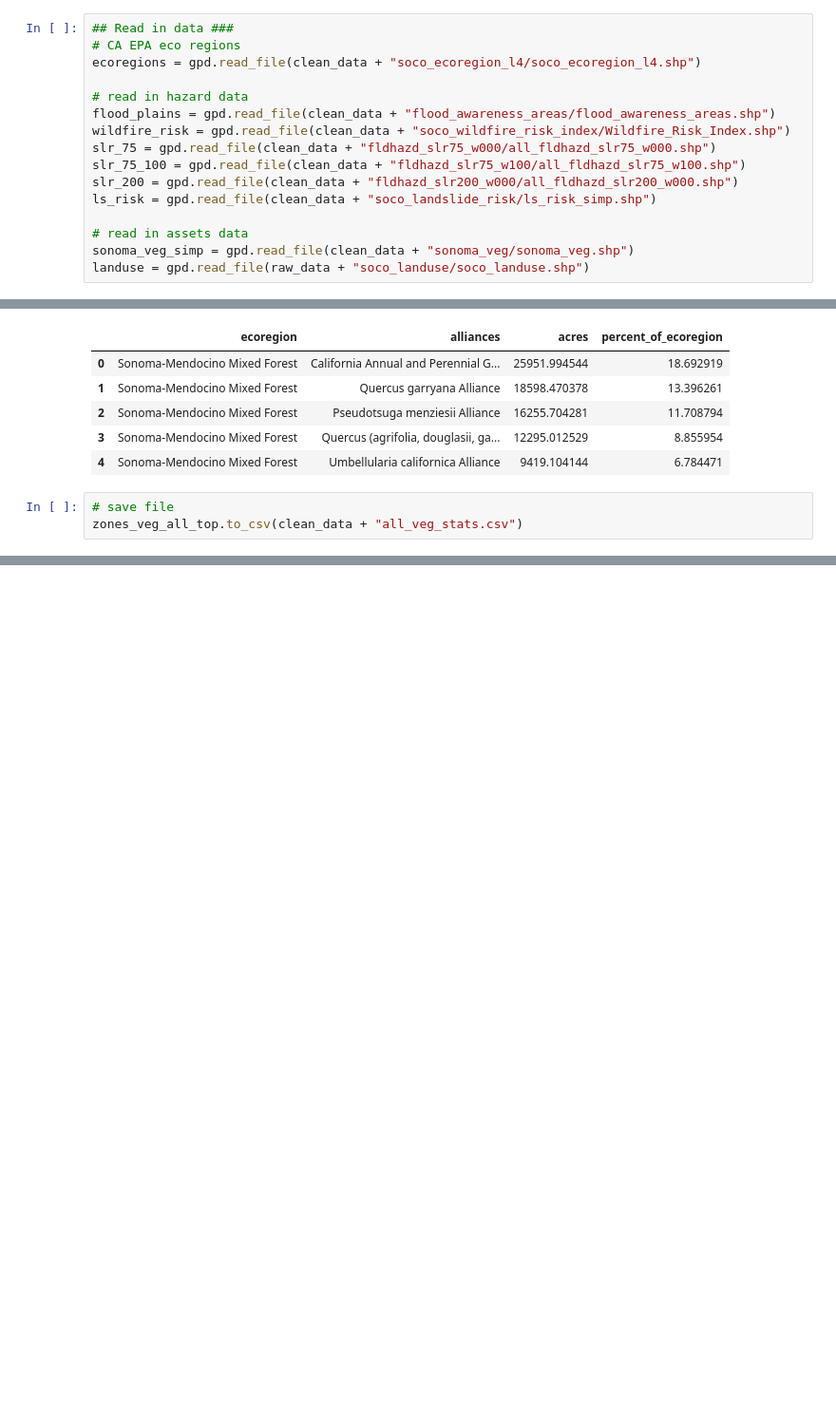
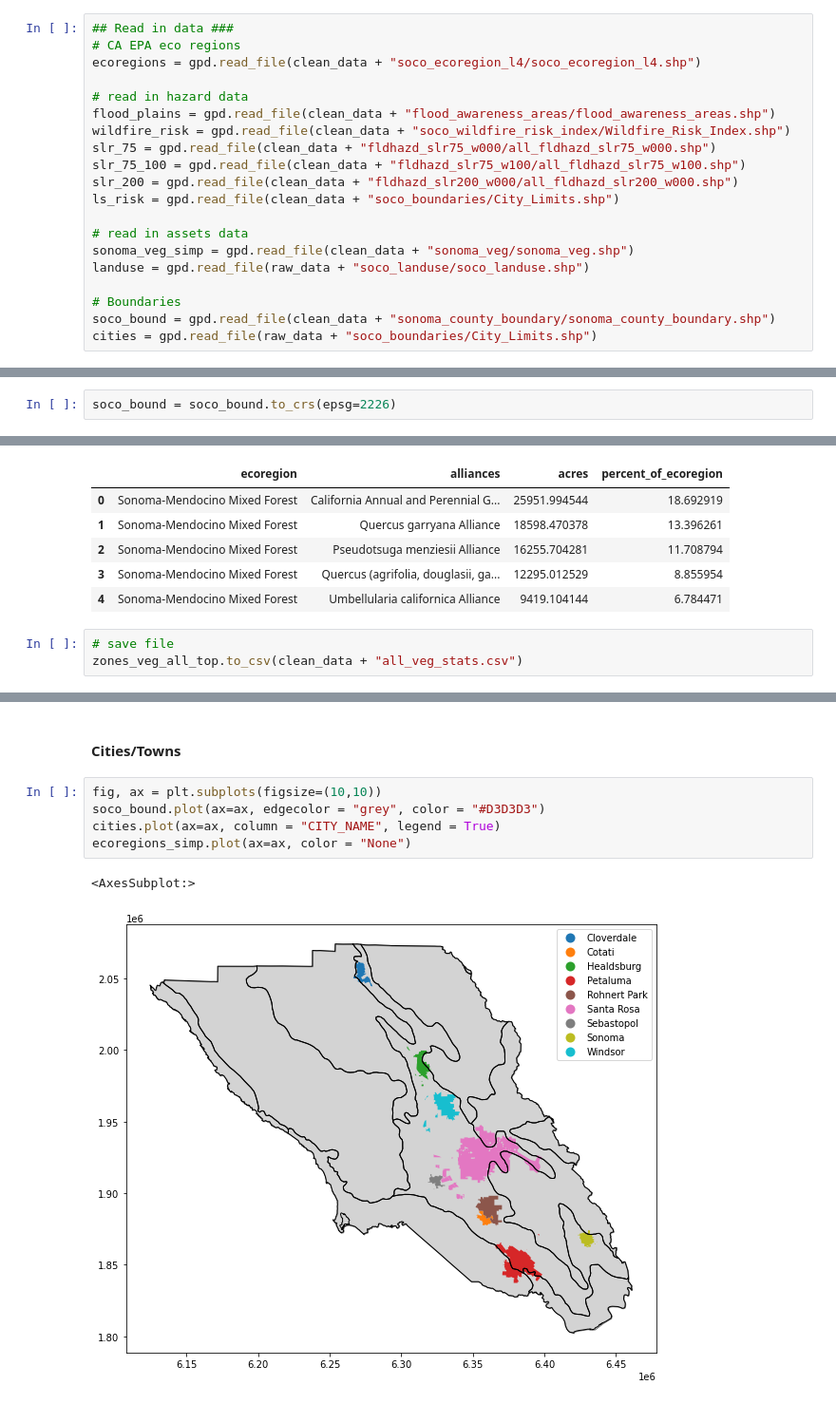
Before and after one commit to acmarley-erg/soco_resilience, a Jupyter notebook: py/zone_stats.ipynb, the cells around one changed output, grey strips where cells are left out. Shown at 95% size. Drawn from its saved outputs; the diff is of its cells as text; blank space fills up the shorter version.

Commit message:
added towns in each ecoregion

```diff
--- a/py/zone_stats.ipynb
+++ b/py/zone_stats.ipynb
@@ -26,11 +26,15 @@ wildfire_risk = gpd.read_file(clean_data + "soco_wildfire_risk_index/Wildfire_Ri
 slr_75 = gpd.read_file(clean_data + "fldhazd_slr75_w000/all_fldhazd_slr75_w000.shp")
 slr_75_100 = gpd.read_file(clean_data + "fldhazd_slr75_w100/all_fldhazd_slr75_w100.shp")
 slr_200 = gpd.read_file(clean_data + "fldhazd_slr200_w000/all_fldhazd_slr200_w000.shp")
-ls_risk = gpd.read_file(clean_data + "soco_landslide_risk/ls_risk_simp.shp")
+ls_risk = gpd.read_file(clean_data + "soco_boundaries/City_Limits.shp")
 
 # read in assets data
 sonoma_veg_simp = gpd.read_file(clean_data + "sonoma_veg/sonoma_veg.shp")
 landuse = gpd.read_file(raw_data + "soco_landuse/soco_landuse.shp")
+
+# Boundaries
+soco_bound = gpd.read_file(clean_data + "sonoma_county_boundary/sonoma_county_boundary.shp")
+cities = gpd.read_file(raw_data + "soco_boundaries/City_Limits.shp")
 # %% [markdown]
 ### Initial Data Cleaning
 # %%
@@ -79,3 +114,5 @@ veg_alliance = veg_alliance.dissolve(by="MAP_CLASS").reset_index()
+# %%
+soco_bound = soco_bound.to_crs(epsg=2226)
 # %% [markdown]
 ### Zone statistics -- Hazards
 # %% [markdown]
@@ -269,0 +335,10 @@ zones_veg_all_top.to_csv(clean_data + "all_veg_stats.csv")
+# %% [markdown]
+#### Cities/Towns
+# %%
+fig, ax = plt.subplots(figsize=(10,10))
+soco_bound.plot(ax=ax, edgecolor = "grey", color = "#D3D3D3")
+cities.plot(ax=ax, column = "CITY_NAME", legend = True)
+ecoregions_simp.plot(ax=ax, color = "None")
+# %% [output]
+<AxesSubplot:>
+[figure, added]
```
Also changed, not shown: parts of 11 cells of this notebook.
